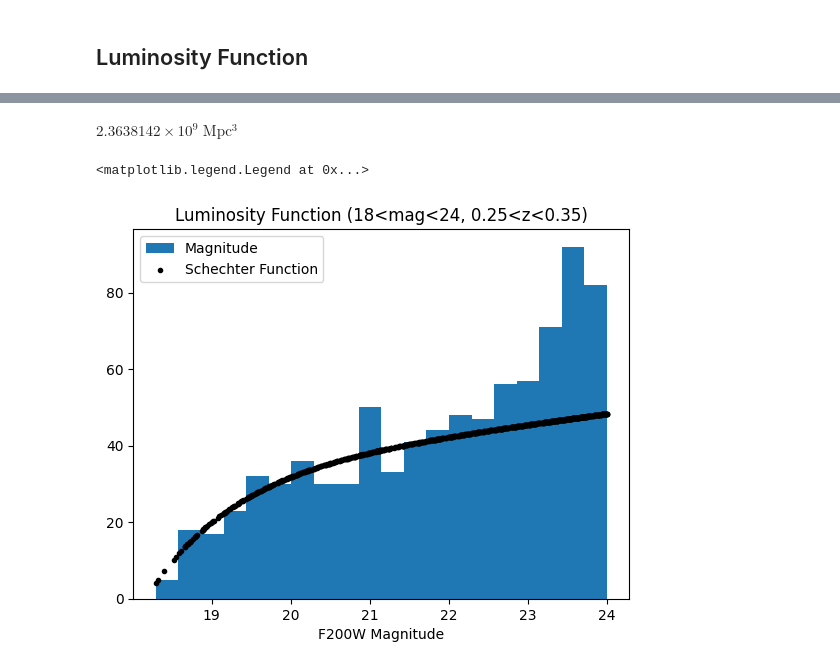
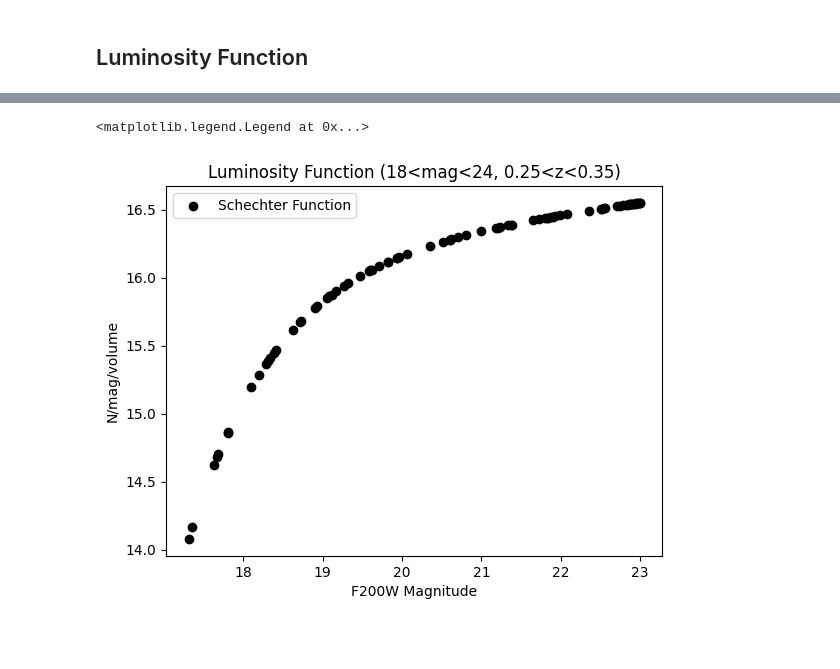
Before and after one commit to mayamerch/block-3-project, a Jupyter notebook: abell 2744.ipynb, the cells around one changed output, grey strips where cells are left out. Saved outputs shown, nothing was run; the diff lists cells and outputs as text; code cells hidden in the pictures; blank space fills up the shorter version.

```diff
--- a/abell 2744.ipynb
+++ b/abell 2744.ipynb
@@ -568,7 +582,7 @@ plt.legend()
 ms = []
 
 for z in zs:
-    m_cut = z[(z['mag'] >= 18) & (z['mag'] <= 24)]
+    m_cut = z[(z['mag'] >= 17) & (z['mag'] <= 23)]
     ms.append(m_cut)
 
 for m in ms:
@@ -611,26 +624,29 @@ area, area_fig = grizli.utils.catalog_area(phot['ra'], phot['dec']) # square arc
-# %%
-# astropy conversion
-# convert to steradians / 2 pi
-from astropy.cosmology import WMAP9
-
-WMAP9.comoving_volume(0.2) # differential comoving volume - area in steradians / sky (this is the scale factor)
-# %% [output]
-$2.3638142 \times 10^{9} \; \mathrm{Mpc^{3}}$
+# %%
+def scale_factor(z1, z2, area):
+    """ area should be unitless
+    """
+    area *=  u.arcmin**2
+    area_ster = area.to(u.steradian, equivalencies=u.dimensionless_angles())
+    vol_in = WMAP9.comoving_volume(z1)
+    vol_out = WMAP9.comoving_volume(z2)
+    return np.abs((vol_out-vol_in) / (area_ster / (2 * np.pi)))
+# %%
+scale_f = scale_factor(0.32, 0.30, area)
 # %%
 # Schechter function:
-def schechter(mag, M_star=-21.9,a=-1.19,phi_star=11): # use scipy to fit values for m_star, a, phi, also look at literature
-    func = 0.4*np.log(10) * phi_star * 10**(-0.4*(mag-M_star)*(a+1)) * np.exp(-10**(-0.4*(mag-M_star)))
+def schechter(mag, scale_factor, M_star=-21.9,a=-1.19,phi_star=11): # use scipy to fit values for m_star, a, phi, also look at literature
+    func = scale_factor * 0.4*np.log(10) * phi_star * 10**(-0.4*(mag-M_star)*(a+1)) * np.exp(-10**(-0.4*(mag-M_star)))
     return func
 # %%
-sch = schechter(ms[1]['mag'], M_star=19,a=-1.19,phi_star=11)
+sch = schechter(ms[1]['mag'],scale_f, M_star=19,a=-1.19,phi_star=11)
 
 plt.title('Luminosity Function (18<mag<24, 0.25<z<0.35)')
-plt.hist(ms[1]['mag'], bins=20, label='Magnitude')
-plt.scatter(ms[1]['mag'], np.log10(sch)*35, label='Schechter Function', color='k', marker='.')
-plt.xlabel('F200W Magnitude')
+#plt.hist(ms[1]['mag'], bins=20, label='Magnitude')
+plt.scatter(ms[1]['mag'], np.log10(sch), label='Schechter Function', color='k', marker='o')
+plt.xlabel('F200W Magnitude'); plt.ylabel('N/mag/volume')
 plt.legend()
 
-# y-axis should be N/mag/volume
+# y-axis should be N/mag/volume WHYYYYYY
 # %% [output]
 <matplotlib.legend.Legend at 0x...>
-[figure, old version]
+[figure, new version]
```
Also changed, not shown: parts of 37 cells of this notebook.
